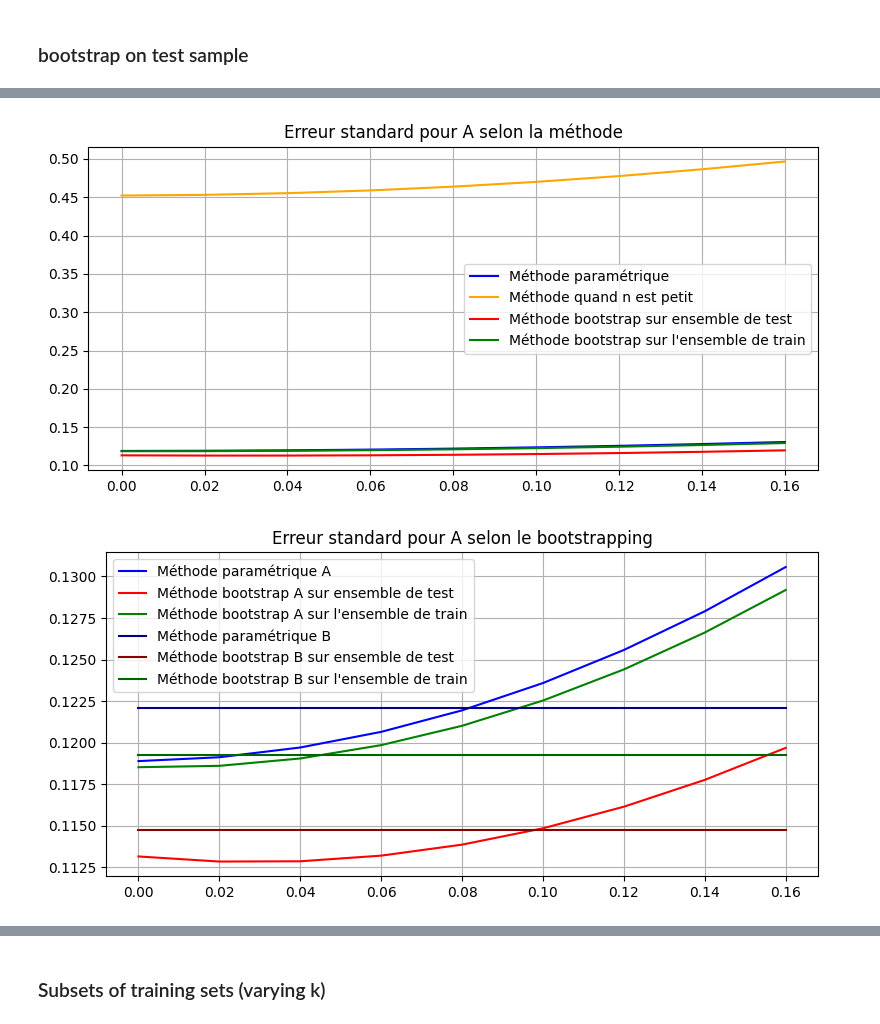
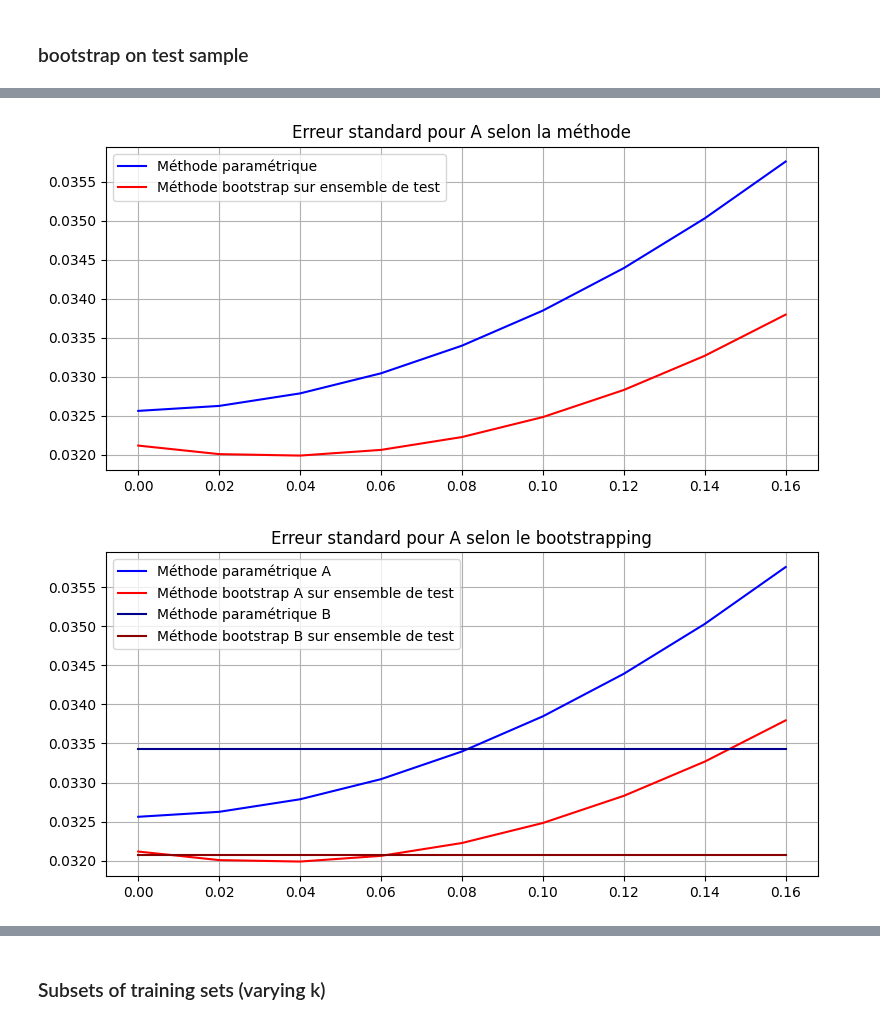
Before and after one commit to AntoineGilsonGH/The-Design-and-Analysis-of-Benchmark-Experiments, a Jupyter notebook: I0_Simplification.ipynb, the cells around one changed output, grey strips where cells are left out. Saved outputs shown, nothing was run; the diff lists cells and outputs as text; code cells hidden in the pictures.

```diff
--- a/I0_Simplification.ipynb
+++ b/I0_Simplification.ipynb
@@ -435,7 +433,7 @@ empirical_means_A, standard_deviations_A, medians_A, Q1_A, Q3_A, IQR_A, empirica
 # %%
 def create_data():
 
-    M = [50, 100, 150, 200, 500, 1000, 2000]
+    M = [150, 200, 500, 1000, 2000]
 
     empirical_means_A, standard_deviations_A, medians_A, Q1_A, Q3_A, IQR_A, empirical_means_B, standard_deviations_B, medians_B, Q1_B, Q3_B, IQR_B = descriptive_statistics()
 
@@ -553,17 +538,17 @@ Methods:
 # %%
-def standard_error_n_large():
+def divide_by_sqrt(df):
+    return df.apply(lambda x: x / np.sqrt(x.name), axis=0)
 
-    n = 150
+def standard_error_m_large():
 
     (stats_A_all, df_empirical_means_A, df_empirical_standard_deviations_A, df_medians_A, df_Q1_A, df_Q3_A, df_IQR_A,
     stats_B_all, df_empirical_means_B, df_empirical_standard_deviations_B, df_medians_B, df_Q1_B, df_Q3_B, df_IQR_B) = create_data()
 
-    n_sqrt = np.sqrt(n)
-    df_standard_error_A = df_empirical_standard_deviations_A.apply(lambda x: x / n_sqrt)
-    df_standard_error_B = df_empirical_standard_deviations_B.apply(lambda x: x / n_sqrt)
+    df_standard_error_A = divide_by_sqrt(df_empirical_standard_deviations_A)
+    df_standard_error_B = divide_by_sqrt(df_empirical_standard_deviations_B)
 
     return df_standard_error_A, df_standard_error_B
 
 
-df_standard_error_A, df_standard_error_B = standard_error_n_large()
+df_standard_error_A, df_standard_error_B = standard_error_m_large()
 # %% [markdown]
@@ -595,7 +565,7 @@ def standard_error_bootstrap_test():
    n = 150
    np.random.seed(42)
 
-   M = [50, 100, 150, 200, 500, 1000, 2000]
+   M = [150, 200, 500, 1000, 2000]
 
    B = 250
 
@@ -641,8 +611,8 @@ def standard_error_bootstrap_test():
                y_pred_b = model_b.predict(x_test_quad)
                pb = (y_test - y_pred_b)**2
 
-               sea = np.std(pa, ddof=1) / (n**0.5)
-               seb = np.std(pb, ddof = 1) / (n**0.5)
+               sea = np.std(pa, ddof=1) / (m**0.5)
+               seb = np.std(pb, ddof = 1) / (m**0.5)
 
                liste_boot_A.append(sea)
                liste_boot_B.append(seb)
@@ -753,35 +708,34 @@ plt.show()
+# %%
+df_se_bootstrap_A_test, df_se_bootstrap_B_test = standard_error_bootstrap_test()
+df_standard_error_A, df_standard_error_B = standard_error_m_large()
 # %%
 
 
 # Première figure : Comparaison des valeurs d'erreur standard obtenues selon la méthode
 fig1, ax1 = plt.subplots(figsize=(8, 4))
 ax1.plot(beta2_values, df_standard_error_A[2000], label="Méthode paramétrique", color="blue")
-ax1.plot(beta2_values, df_standard_error_small_A[2000], label="Méthode quand n est petit", color="orange")
 ax1.plot(beta2_values, df_se_bootstrap_A_test[2000], label="Méthode bootstrap sur ensemble de test", color="red")
-ax1.plot(beta2_values, df_se_bootstrap_A_train[2000], label="Méthode bootstrap sur l'ensemble de train", color="green")
 ax1.set_title("Erreur standard pour A selon la méthode")
 ax1.grid()
 ax1.legend()
 
 # Sauvegarde ou affichage de la première figure
 plt.tight_layout()
 plt.show()
 
 # Deuxième figure : Comparaison des valeurs d'erreur standard selon le bootstrapping
 fig2, ax2 = plt.subplots(figsize=(8, 4))
 ax2.plot(beta2_values, df_standard_error_A[2000], label="Méthode paramétrique A", color="blue")
 ax2.plot(beta2_values, df_se_bootstrap_A_test[2000], label="Méthode bootstrap A sur ensemble de test", color="red")
-ax2.plot(beta2_values, df_se_bootstrap_A_train[2000], label="Méthode bootstrap A sur l'ensemble de train", color="green")
 ax2.plot(beta2_values, df_standard_error_B[2000], label="Méthode paramétrique B", color="darkblue")
 ax2.plot(beta2_values, df_se_bootstrap_B_test[2000], label="Méthode bootstrap B sur ensemble de test", color="darkred")
-ax2.plot(beta2_values, df_se_bootstrap_B_train[2000], label="Méthode bootstrap B sur l'ensemble de train", color="darkgreen")
 ax2.set_title("Erreur standard pour A selon le bootstrapping")
 ax2.grid()
 ax2.legend()
 
 # Sauvegarde ou affichage de la deuxième figure
 plt.tight_layout()
 plt.show()
 # %% [output]
-[figure, old version]
+[figure, new version]
-[figure, old version]
+[figure, new version]
```
Also changed, not shown: parts of 30 cells of this notebook.
